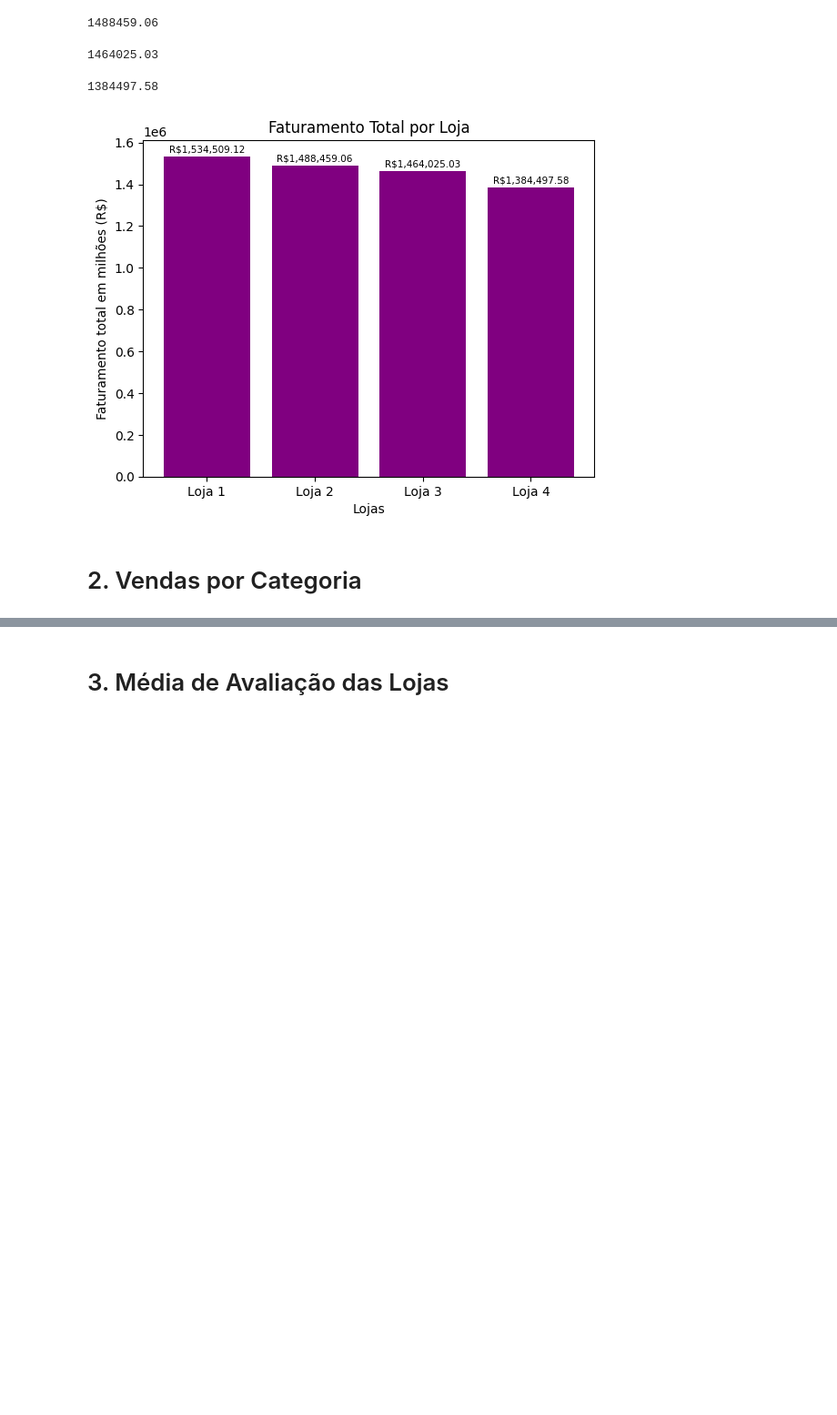
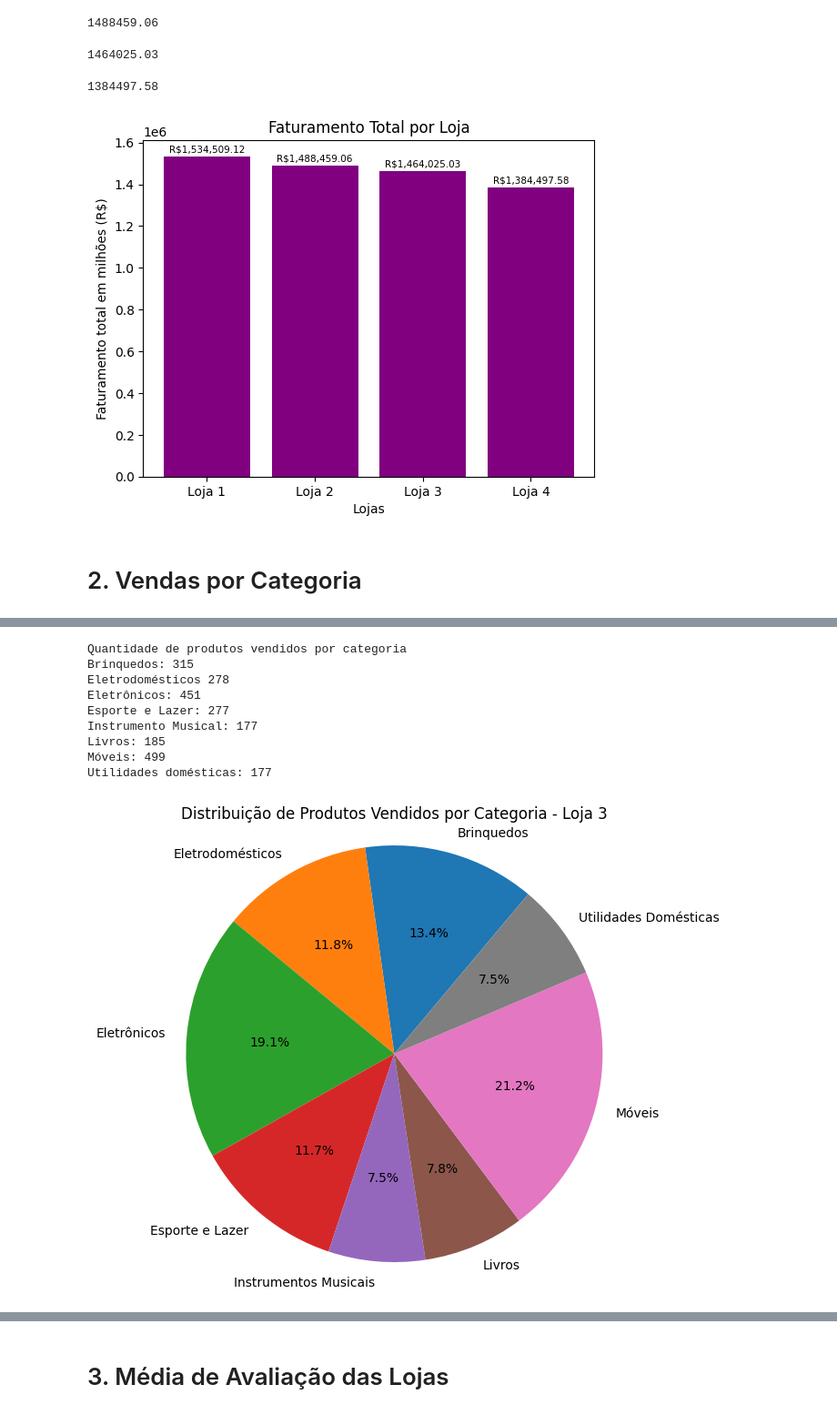
Before and after one commit to amandars22/Challenge1AluraStoreBR, a Jupyter notebook: Challenge1AluraStoreBr.ipynb, the cells around one changed output, grey strips where cells are left out. Shown: that part at 91% size. Saved outputs shown, nothing was run; the diff lists cells and outputs as text; code cells hidden in the pictures; blank space fills up the shorter version.

```diff
--- a/Challenge1AluraStoreBr.ipynb
+++ b/Challenge1AluraStoreBr.ipynb
@@ -82,0 +235,76 @@ for i, valor in enumerate(faturamentos):
+# %%
+# Vendas por categoria LOJA 3
+
+categorias3 = loja3['Categoria do Produto'].tolist()
+
+lista_categorias3 = set(categorias3)
+
+# Iniciando contadores
+brinquedos3 = 0
+eletrodomesticos3 = 0
+eletronicos3 = 0
+esporte_e_lazer3 = 0
+instrumentos_musicais3 = 0
+livros3 = 0
+moveis3 = 0
+utilidades_domesticas3 = 0
+
+# Contagem por categoria
+
+for artigo3 in categorias3:
+  if artigo3 == 'brinquedos':
+    brinquedos3 +=1
+  elif artigo3 == 'eletrodomesticos':
+    eletrodomesticos3 +=1
+  elif artigo3 == 'eletronicos':
+    eletronicos3 +=1
+  elif artigo3 == 'esporte e lazer':
+    esporte_e_lazer3 +=1
+  elif artigo3 == 'instrumentos musicais':
+    instrumentos_musicais3 +=1
+  elif artigo3 == 'livros':
+    livros3 += 1
+  elif artigo3 == 'moveis':
+    moveis3 +=1
+  else:
+    utilidades_domesticas3 +=1
+
+print('Quantidade de produtos vendidos por categoria')
+print(f'Brinquedos: {brinquedos3}')
+print(f'Eletrodomésticos {eletrodomesticos3}')
+print(f'Eletrônicos: {eletronicos3}')
+print(f'Esporte e Lazer: {esporte_e_lazer3}')
+print(f'Instrumento Musical: {instrumentos_musicais3}')
+print(f'Livros: {livros3}')
+print(f'Móveis: {moveis3}')
+print(f'Utilidades domésticas: {utilidades_domesticas3}')
+
+
+
+
+# Recurso visual gráfico
+labels3 = [
+    'Brinquedos', 'Eletrodomésticos', 'Eletrônicos', 'Esporte e Lazer',
+    'Instrumentos Musicais', 'Livros', 'Móveis', 'Utilidades Domésticas'
+]
+valores3 = [
+    brinquedos3, eletrodomesticos3, eletronicos3, esporte_e_lazer3,
+    instrumentos_musicais3, livros3, moveis3, utilidades_domesticas3
+]
+
+plt.figure(figsize=(6.5,6.5))
+plt.pie(valores3, labels=labels3, autopct='%1.1f%%', startangle=50)
+plt.title('Distribuição de Produtos Vendidos por Categoria - Loja 3')
+plt.axis('equal')
+plt.show()
+# %% [output]
+Quantidade de produtos vendidos por categoria
+Brinquedos: 315
+Eletrodomésticos 278
+Eletrônicos: 451
+Esporte e Lazer: 277
+Instrumento Musical: 177
+Livros: 185
+Móveis: 499
+Utilidades domésticas: 177
+[figure, added]
```
Also changed, not shown: parts of 19 cells of this notebook.
